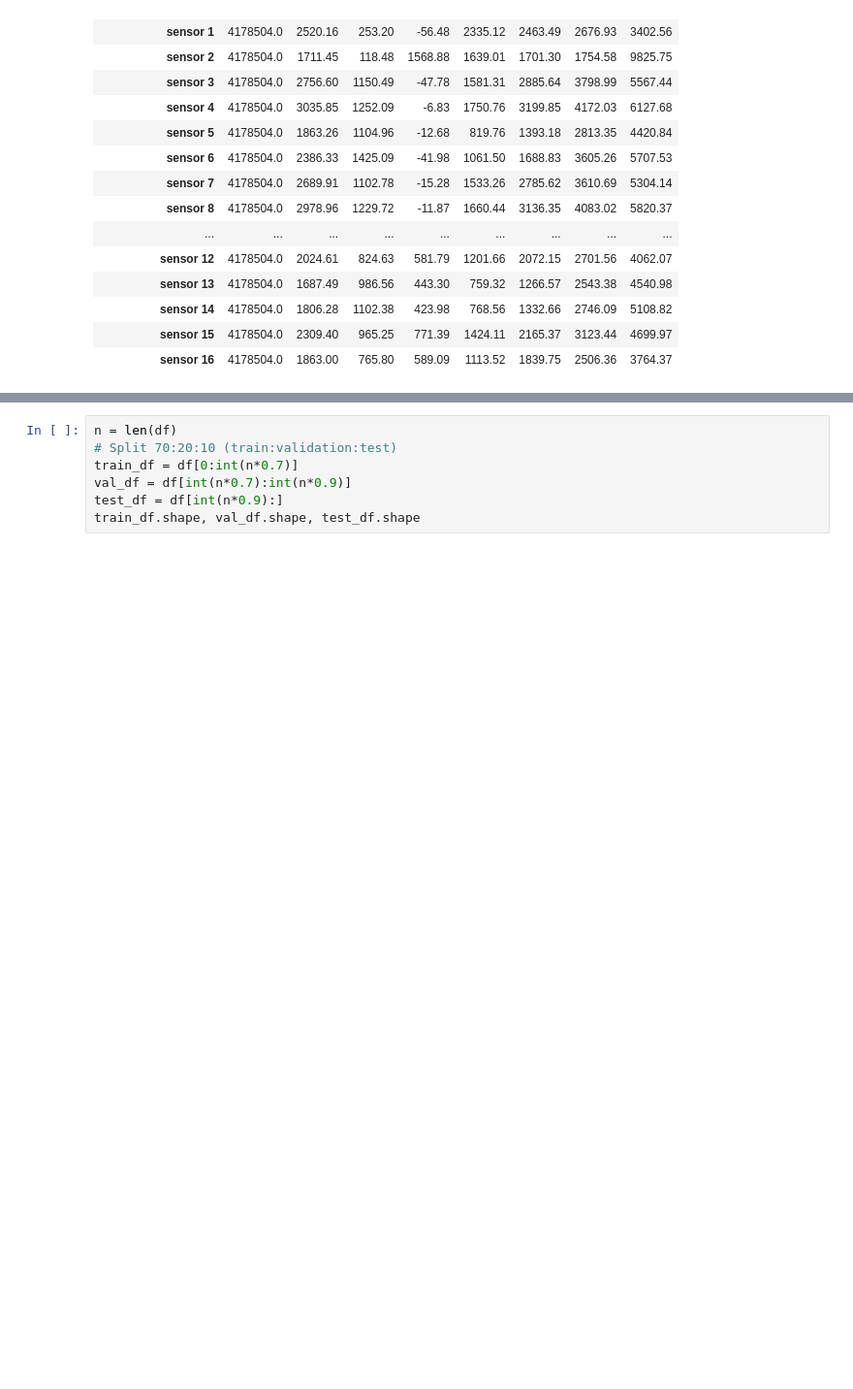
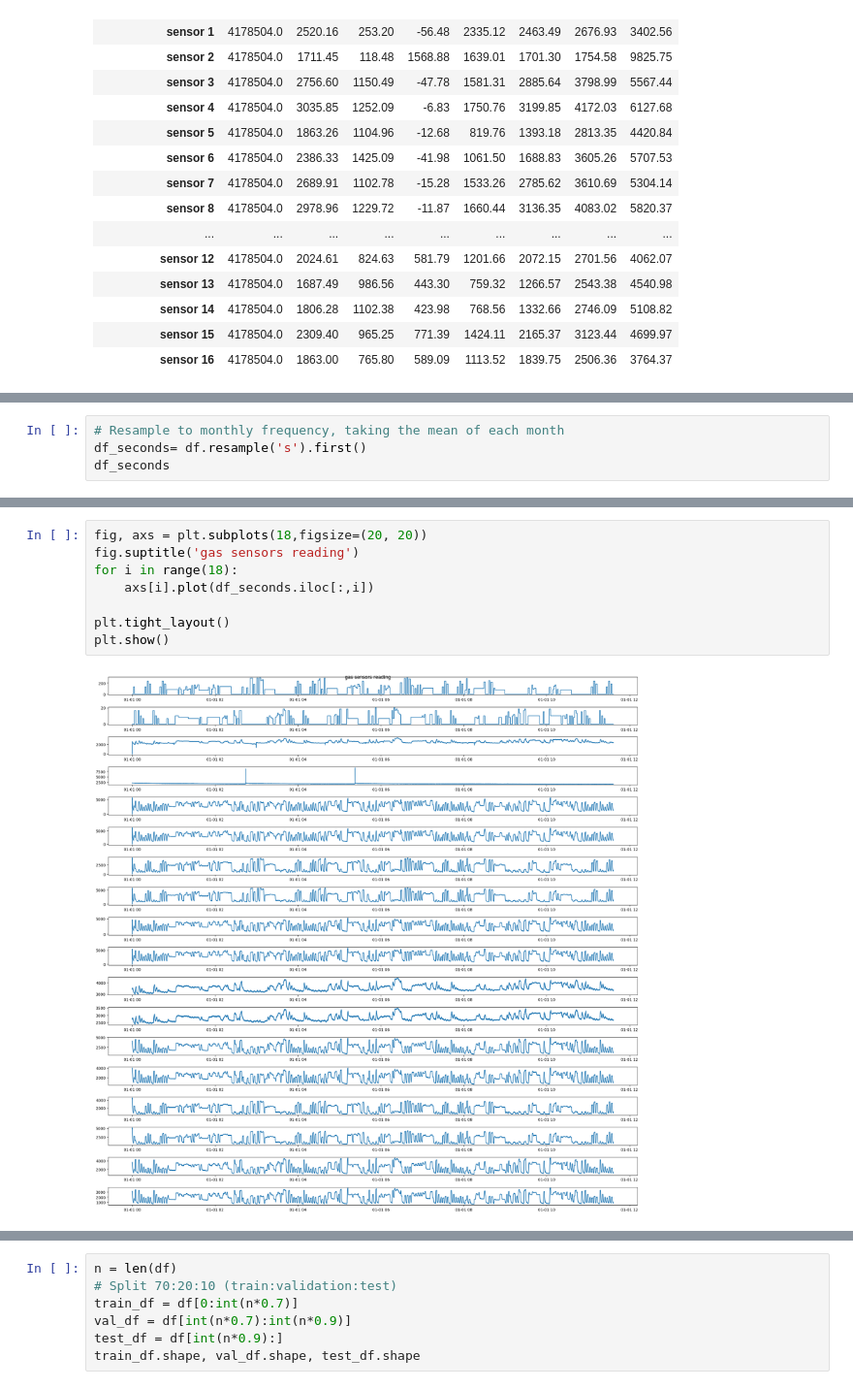
Before and after one commit to tamoraji/PyTSF-MfG, a Jupyter notebook: datasets/Gas_sensors_dynamic_mixtures.ipynb, the cells around one changed output, grey strips where cells are left out. Shown at 97% size. Cells and saved outputs as stored; diff of their text form; blank space fills up the shorter version.

```diff
--- a/datasets/Gas_sensors_dynamic_mixtures.ipynb
+++ b/datasets/Gas_sensors_dynamic_mixtures.ipynb
@@ -148,0 +149,4 @@ plt.show()
+# %%
+# Resample to monthly frequency, taking the mean of each month
+df_seconds= df.resample('s').first()
+df_seconds
@@ -148,0 +168,10 @@ plt.show()
+# %%
+fig, axs = plt.subplots(18,figsize=(20, 20))
+fig.suptitle('gas sensors reading')
+for i in range(18):
+    axs[i].plot(df_seconds.iloc[:,i])
+
+plt.tight_layout()
+plt.show()
+# %% [output]
+[figure, added]
```
Also changed, not shown: parts of 5 cells of this notebook, 6 other files.
